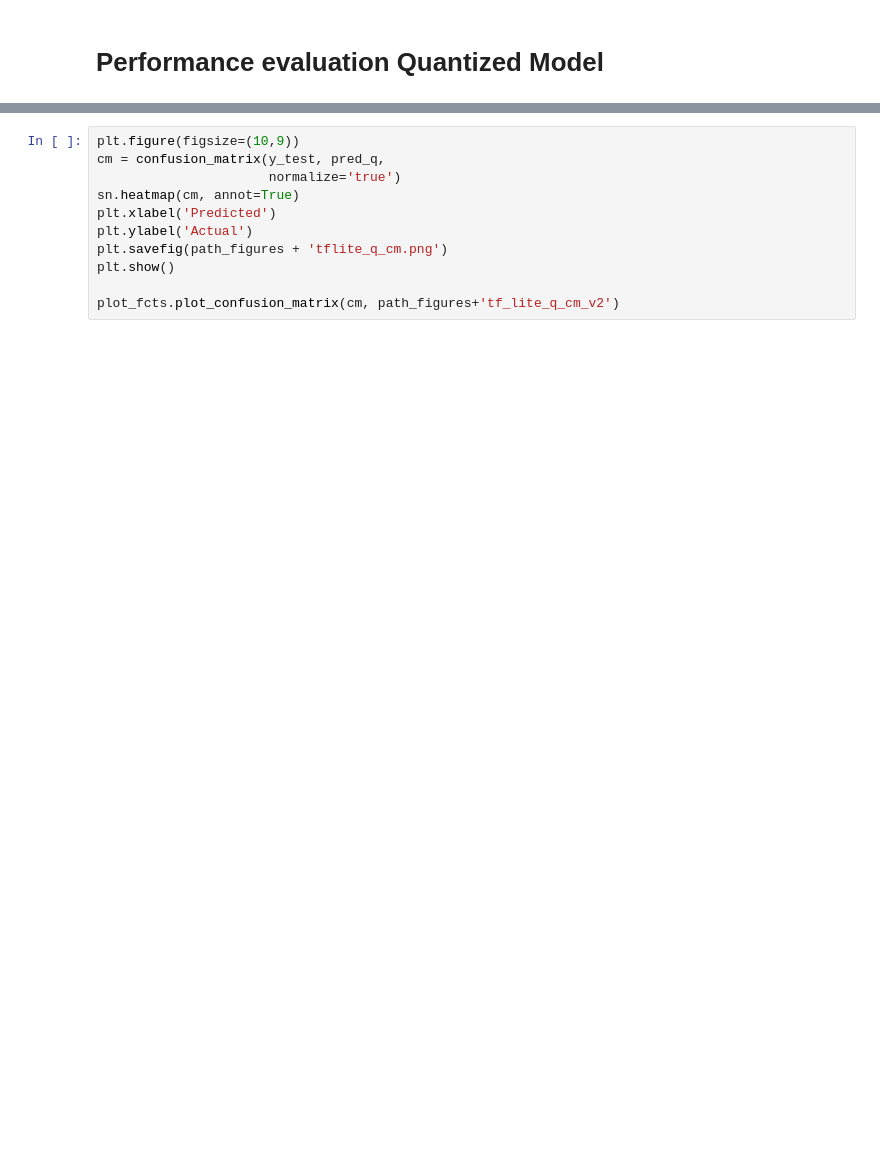
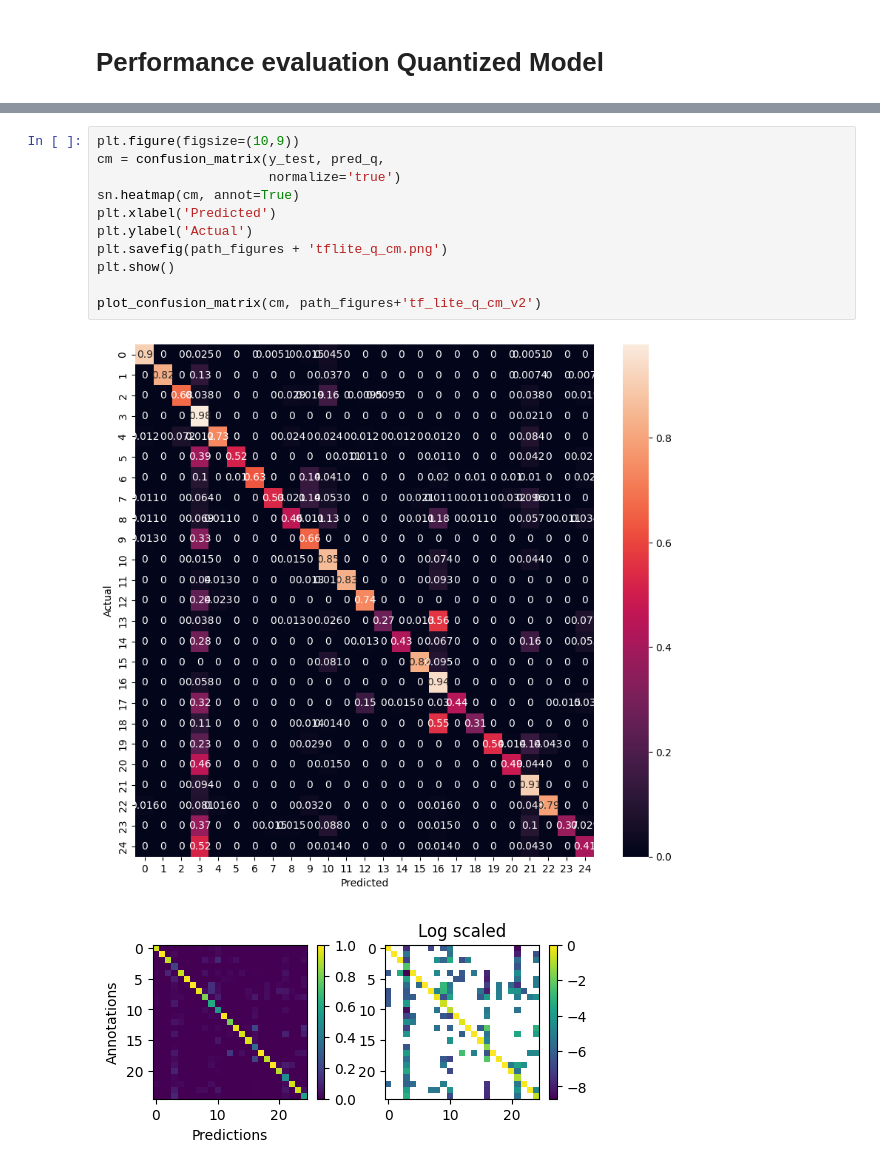
Before and after one commit to kerem-cekmeceli/ML_MCU, a Jupyter notebook: main.ipynb, the cells around one changed output, grey strips where cells are left out. Drawn from its saved outputs; the diff is of its cells as text; blank space fills up the shorter version.

```diff
--- a/main.ipynb
+++ b/main.ipynb
@@ -416,14 +424,17 @@ print("We have a change of {}%".format((tflite_q_score-test_acc)*100))
 # %%
 plt.figure(figsize=(10,9))
 cm = confusion_matrix(y_test, pred_q,
                       normalize='true')
 sn.heatmap(cm, annot=True)
 plt.xlabel('Predicted')
 plt.ylabel('Actual')
 plt.savefig(path_figures + 'tflite_q_cm.png')
 plt.show()
 
-plot_fcts.plot_confusion_matrix(cm, path_figures+'tf_lite_q_cm_v2')
+plot_confusion_matrix(cm, path_figures+'tf_lite_q_cm_v2')
+# %% [output]
+[figure, added]
+[figure, added]
 # %%
 # Plots for comparison
 fig, ax1 = plt.subplots()
```
Also changed, not shown: parts of 11 cells of this notebook, 14 other files.
